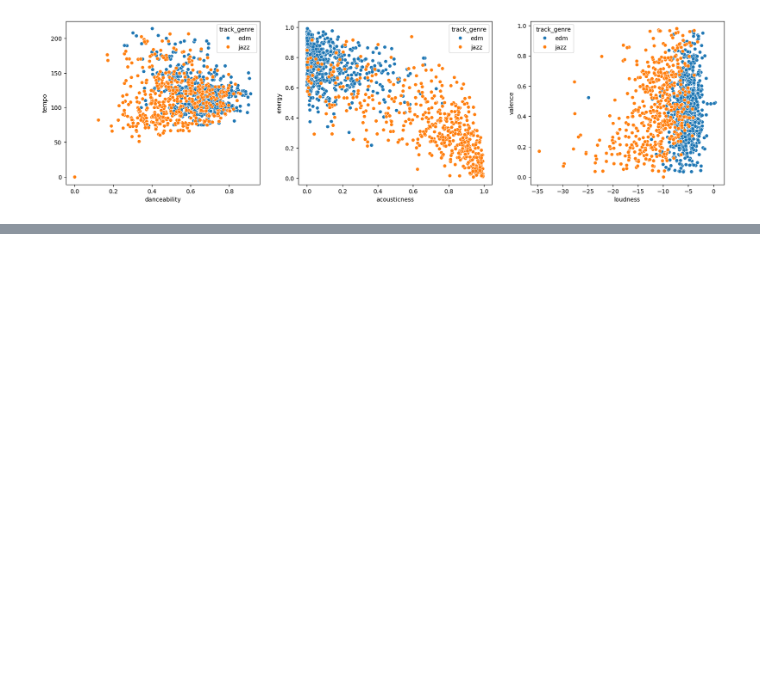
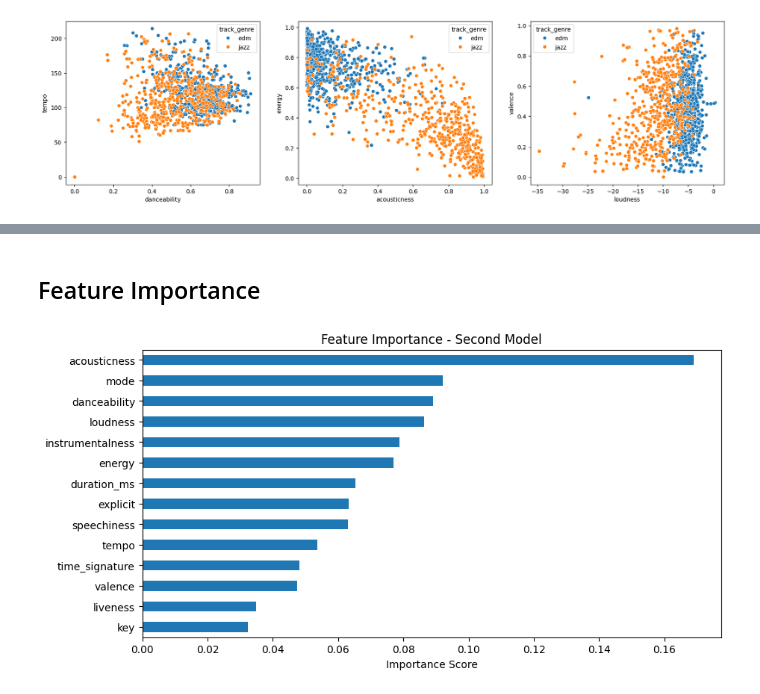
Before and after one commit to owenpierce05/Music-Genre-Predictor, a Jupyter notebook: Music_Genre_Predictor.ipynb, the cells around one changed output, grey strips where cells are left out. Saved outputs shown, nothing was run; the diff lists cells and outputs as text; code cells hidden in the pictures; blank space fills up the shorter version.

```diff
--- a/Music_Genre_Predictor.ipynb
+++ b/Music_Genre_Predictor.ipynb
@@ -166,0 +253,11 @@ weighted avg       0.63      0.64      0.63      1512
+# %% [markdown]
+## Feature Importance
+# %%
+# gets feature importances and plots them in a bar graph
+importance = pd.Series(music_model_xgb.feature_importances_, index=X_train.columns)
+importance.sort_values().plot(kind='barh', figsize=(10, 5))
+plt.title('Feature Importance - Second Model')
+plt.xlabel('Importance Score')
+plt.show()
+# %% [output]
+[figure, added]
```
Also changed, not shown: parts of 23 cells of this notebook.
